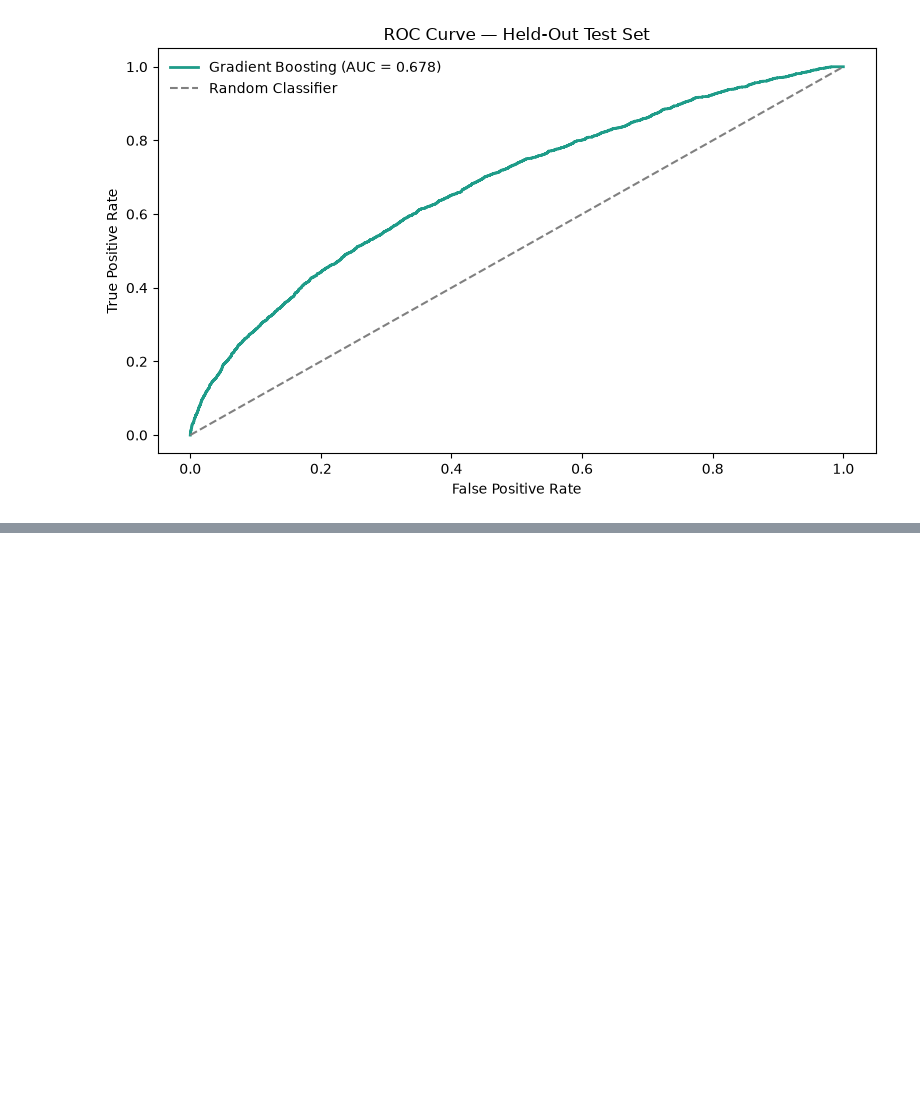
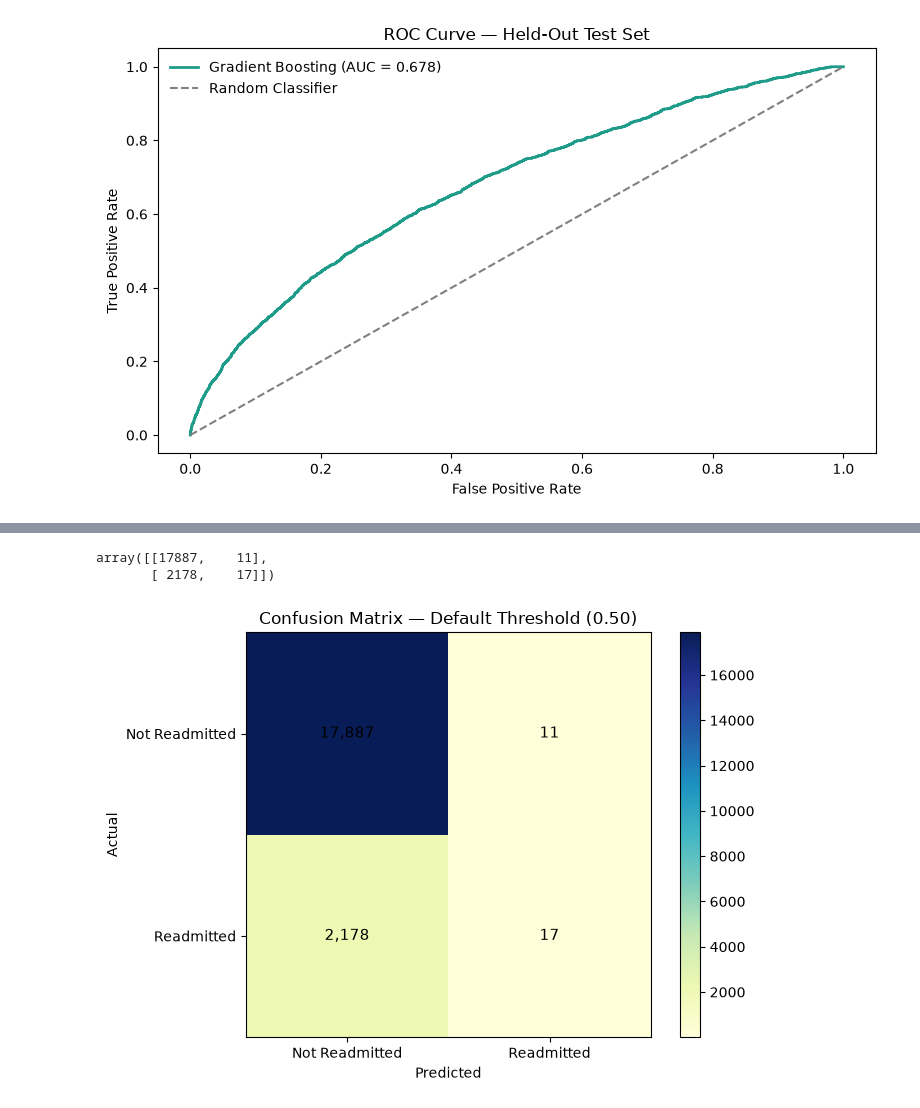
Before and after one commit to byegond-beep/hospital-readmission-resource-allocation-analytics, a Jupyter notebook: notebooks/06_model _evaluation.ipynb, the cells around one changed output, grey strips where cells are left out. Drawn from its saved outputs; the diff is of its cells as text; code cells hidden in the pictures; blank space fills up the shorter version.

```diff
--- a/notebooks/06_model _evaluation.ipynb
+++ b/notebooks/06_model _evaluation.ipynb
@@ -303,0 +449,53 @@ This trade-off is operationally important because the appropriate operating poin
+# %%
+cm = confusion_matrix(
+    y_test,
+    test_predictions
+)
+
+cm
+# %% [output]
+array([[17887,    11],
+       [ 2178,    17]])
+# %%
+fig, ax = plt.subplots(figsize=(7, 5))
+
+im = ax.imshow(
+    cm,
+    cmap="YlGnBu"
+)
+
+for i in range(cm.shape[0]):
+    for j in range(cm.shape[1]):
+        ax.text(
+            j,
+            i,
+            f"{cm[i, j]:,}",
+            ha="center",
+            va="center",
+            fontsize=11
+        )
+
+ax.set_xticks([0, 1])
+ax.set_yticks([0, 1])
+
+ax.set_xticklabels([
+    "Not Readmitted",
+    "Readmitted"
+])
+
+ax.set_yticklabels([
+    "Not Readmitted",
+    "Readmitted"
+])
+
+ax.set_xlabel("Predicted")
+ax.set_ylabel("Actual")
+ax.set_title(
+    "Confusion Matrix — Default Threshold (0.50)"
+)
+
+plt.colorbar(im, ax=ax)
+plt.tight_layout()
+plt.show()
+# %% [output]
+[figure, added]
```
Also changed, not shown: parts of 15 cells of this notebook.
